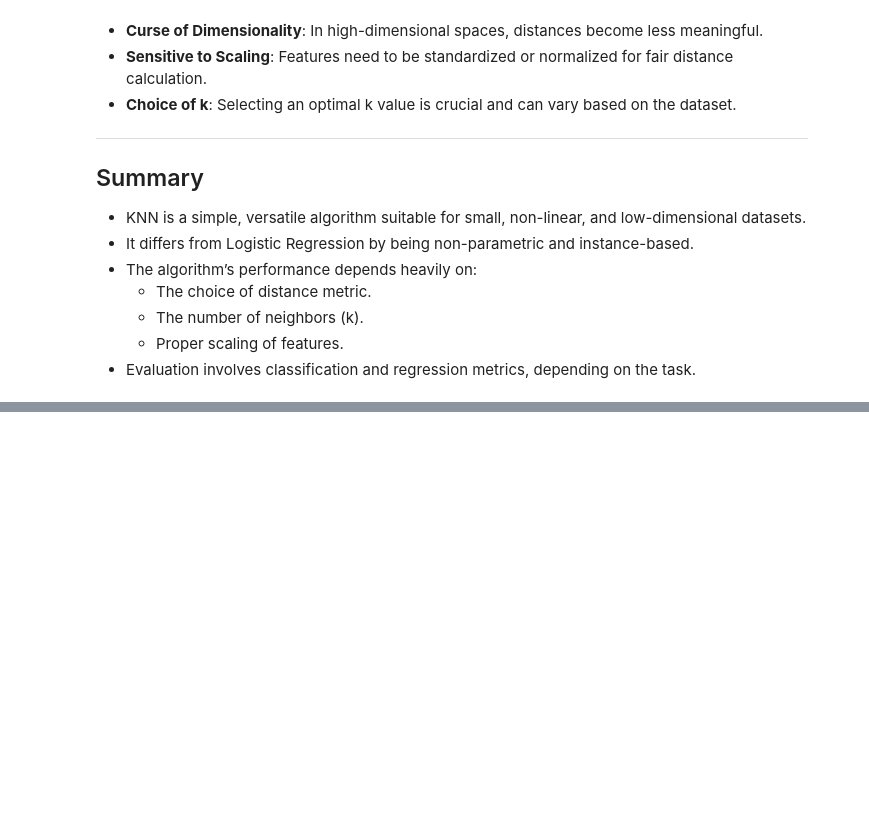
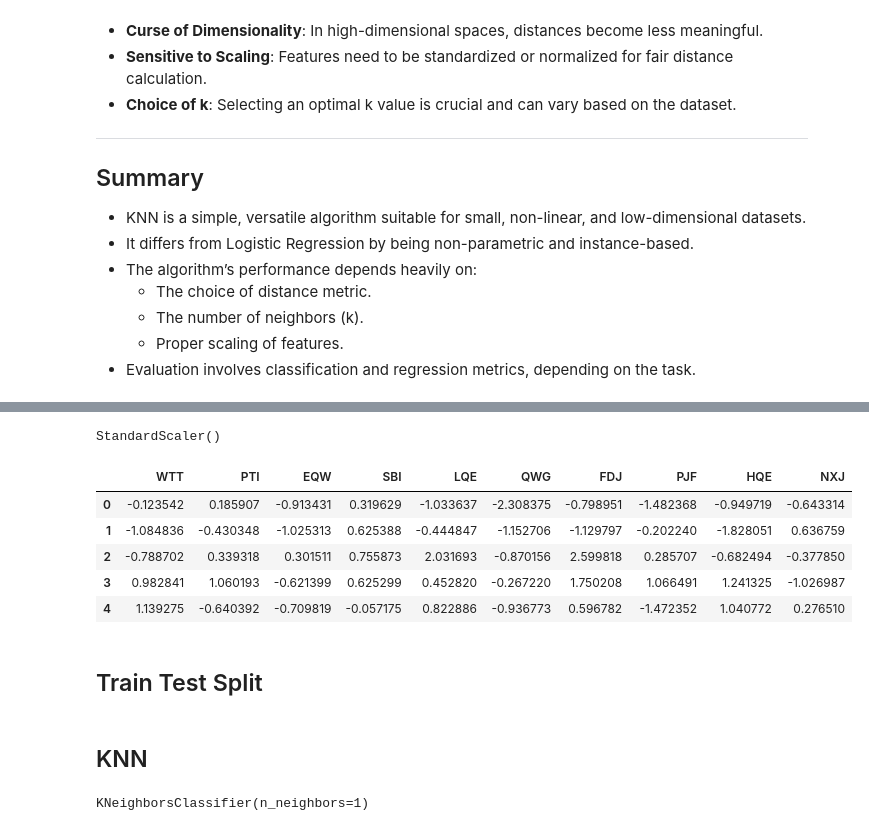
Before and after one commit to SiddheshDaphane/Python-for-data-science-and-machine-learning, a Jupyter notebook: 9. K-Nearest-Neighbors/KNN.ipynb, the cells around one changed output, grey strips where cells are left out. Drawn from its saved outputs; the diff is of its cells as text; code cells hidden in the pictures; blank space fills up the shorter version.

```diff
--- a/9. K-Nearest-Neighbors/KNN.ipynb
+++ b/9. K-Nearest-Neighbors/KNN.ipynb
@@ -119,0 +145,20 @@ Commonly used metrics for calculating distances:
+# %%
+scaler = StandardScaler()
+# %%
+scaler.fit(df.drop('TARGET CLASS', axis=1))
+# %% [output]
+StandardScaler()
+# %%
+scaled_features = scaler.transform(df.drop('TARGET CLASS', axis=1))
+# %%
+df_feat = pd.DataFrame(scaled_features, columns=df.columns[:-1])
+df_feat.head()
+# %% [output]
+|  | WTT | PTI | EQW | SBI | LQE | QWG | FDJ | PJF | HQE | NXJ |
+| 0 | -0.123542 | 0.185907 | -0.913431 | 0.319629 | -1.033637 | -2.308375 | -0.798951 | -1.482368 | -0.949719 | -0.643314 |
+| 1 | -1.084836 | -0.430348 | -1.025313 | 0.625388 | -0.444847 | -1.152706 | -1.129797 | -0.202240 | -1.828051 | 0.636759 |
+| 2 | -0.788702 | 0.339318 | 0.301511 | 0.755873 | 2.031693 | -0.870156 | 2.599818 | 0.285707 | -0.682494 | -0.377850 |
+| 3 | 0.982841 | 1.060193 | -0.621399 | 0.625299 | 0.452820 | -0.267220 | 1.750208 | 1.066491 | 1.241325 | -1.026987 |
+| 4 | 1.139275 | -0.640392 | -0.709819 | -0.057175 | 0.822886 | -0.936773 | 0.596782 | -1.472352 | 1.040772 | 0.276510 |
+# %% [markdown]
+## Train Test Split
@@ -119,0 +169,2 @@ Commonly used metrics for calculating distances:
+# %% [markdown]
+## KNN
@@ -119,0 +173,4 @@ Commonly used metrics for calculating distances:
+# %%
+knn.fit(X_train, y_train)
+# %% [output]
+KNeighborsClassifier(n_neighbors=1)
```
Also changed, not shown: parts of 22 cells of this notebook.
